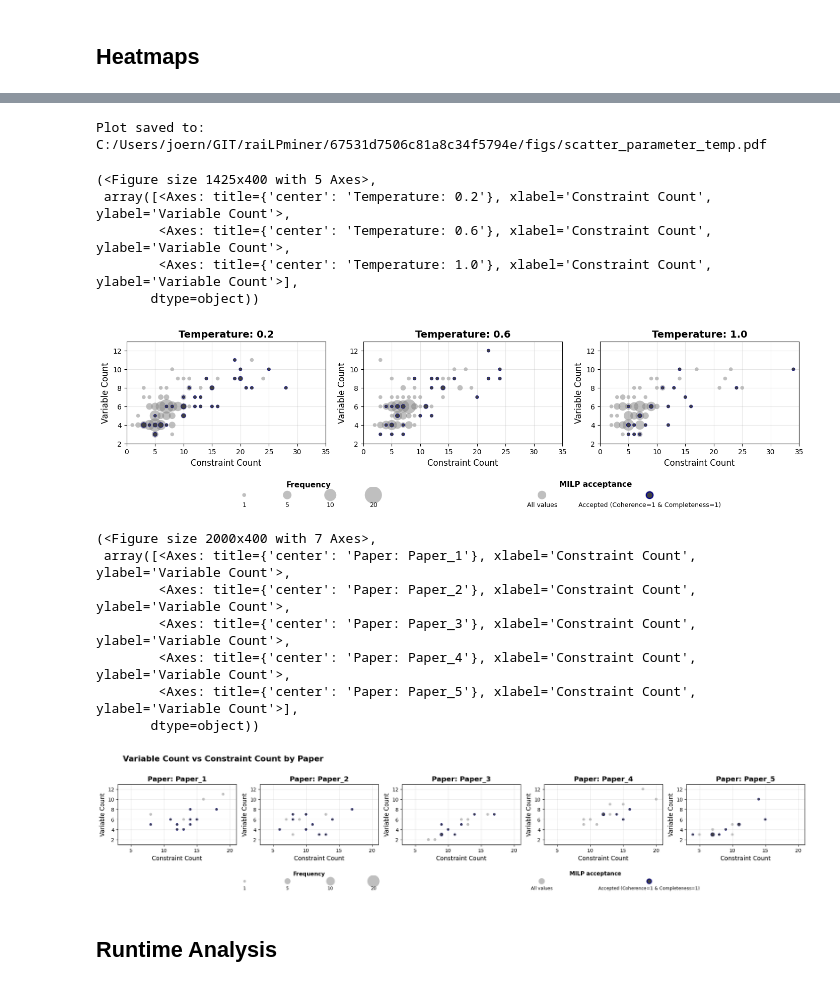
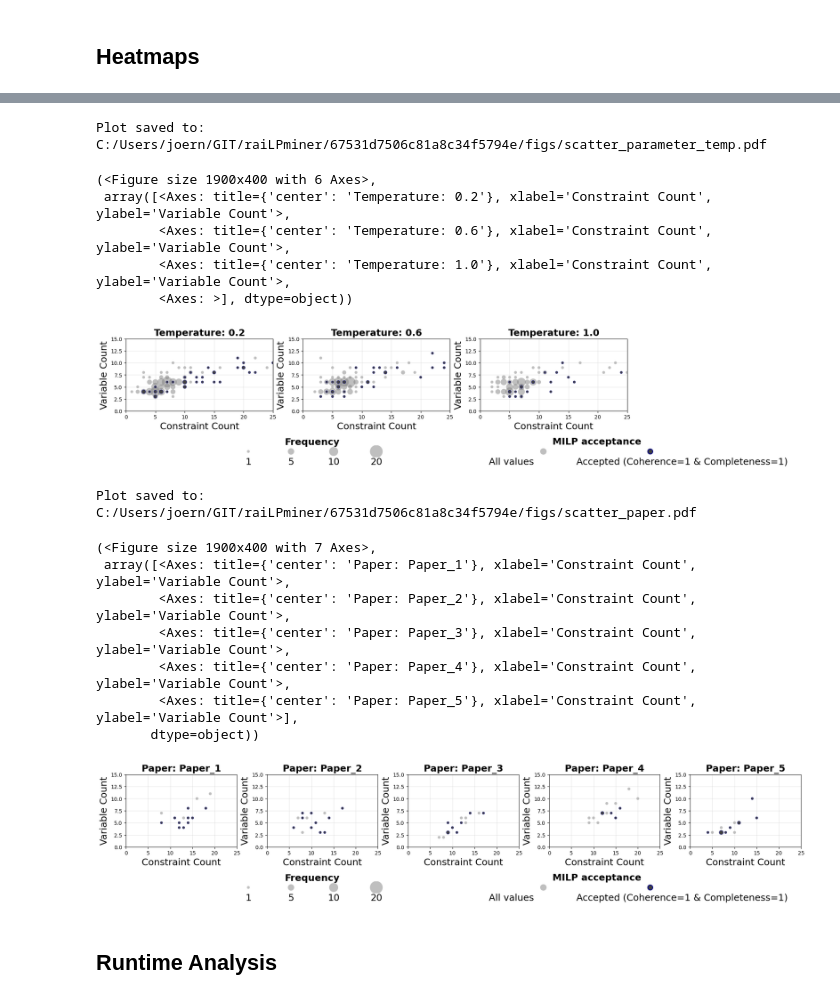
Before and after one commit to joernmht/raiLPminerExperimentation, a Jupyter notebook: raiLPminer_submitted.ipynb, the cells around one changed output, grey strips where cells are left out. Saved outputs shown, nothing was run; the diff lists cells and outputs as text; code cells hidden in the pictures.

```diff
--- a/raiLPminer_submitted.ipynb
+++ b/raiLPminer_submitted.ipynb
@@ -74,3 +74,6 @@ Whatever
 I do not know
 I am a large language model trained by OpenAI.
 '''
+
+csv_latest="experiment_results_metrics_corrected_selected.csv"
+df = pd.read_csv(csv_latest)
@@ -3754,3 +3956,10 @@ Notes:
 [1] Standard Errors assume that the covariance matrix of the errors is correctly specified.
 # %% [markdown]
 ### Parameter Variation
+# %%
+df = pd.read_csv("experiment_results_metrics_corrected_selected.csv")
+
+mask = (df["model"] == "openai_o4_mini") & (df["temperature"] != 1)
+df.loc[mask, "temperature"] = 1.001
+
+df.to_csv("experiment_results_metrics_corrected_selected_fixed.csv", index=False)
@@ -4107,6 +4279,7 @@ def create_advanced_scatter_analysis(df, category_col='model', x_col='constraint
 # %%
+df = pd.read_csv(csv_latest)
 fig_path_dir: str = r"C:/Users/joern/GIT/raiLPminer/67531d7506c81a8c34f5794e/figs/"
-create_advanced_scatter_analysis(df[df["paper"] == "Paper_1"], category_col='model',bottom_margin=0.2, figsize=(19, 4), save_path=fig_path_dir+"scatter_parameter_model.pdf")
+create_advanced_scatter_analysis(df[df["paper"] == "Paper_1"], category_col='model',bottom_margin=0.2, figsize=(19, 4), save_path=fig_path_dir+"scatter_parameter_model.pdf", category_order=["openai_o4_mini", "deepseek_v3", "gemini_flash", "gemini_pro"])
 # %% [output]
 Plot saved to: C:/Users/joern/GIT/raiLPminer/67531d7506c81a8c34f5794e/figs/scatter_parameter_model.pdf
 (<Figure size 1900x400 with 4 Axes>,
@@ -4130,13 +4303,13 @@ Plot saved to: C:/Users/joern/GIT/raiLPminer/67531d7506c81a8c34f5794e/figs/scatt
 # %%
-create_advanced_scatter_analysis(df[(df["paper"] == "Paper_1") & ~(df['model'].str.contains('openai_o4_mini', na=False))& ~(df['model'].str.contains('pro', na=False))], category_col='temperature',bottom_margin=0.2, figsize=(19/4*3, 4), save_path=fig_path_dir+"scatter_parameter_temp.pdf", legend=True)
+create_advanced_scatter_analysis(df[(df["paper"] == "Paper_1") & ~(df['model'].str.contains('openai_o4_mini', na=False))& ~(df['model'].str.contains('pro', na=False))], category_col='temperature',bottom_margin=0.2, figsize=(19, 4), save_path=fig_path_dir+"scatter_parameter_temp.pdf", legend=True)
 # %% [output]
 Plot saved to: C:/Users/joern/GIT/raiLPminer/67531d7506c81a8c34f5794e/figs/scatter_parameter_temp.pdf
-(<Figure size 1425x400 with 5 Axes>,
+(<Figure size 1900x400 with 6 Axes>,
  array([<Axes: title={'center': 'Temperature: 0.2'}, xlabel='Constraint Count', ylabel='Variable Count'>,
         <Axes: title={'center': 'Temperature: 0.6'}, xlabel='Constraint Count', ylabel='Variable Count'>,
-        <Axes: title={'center': 'Temperature: 1.0'}, xlabel='Constraint Count', ylabel='Variable Count'>],
-       dtype=object))
+        <Axes: title={'center': 'Temperature: 1.0'}, xlabel='Constraint Count', ylabel='Variable Count'>,
+        <Axes: >], dtype=object))
-[figure, old version]
+[figure, new version]
 # %%
 
 '''
@@ -4149,16 +4322,17 @@ create_advanced_scatter_analysis(
 
 #create_advanced_scatter_analysis(df[df["paper"] == "Paper_1"], category_col='temperature',bottom_margin=0.2, figsize=(15, 4))
 create_advanced_scatter_analysis(df[(df['temperature'] == 1.0) & (df['workflow'].str.contains('ZS', na=False)) & (df['model'].str.contains('openai_o4_mini', na=False))]
-, category_col='paper',bottom_margin=0.2, figsize=(20, 4))
+, category_col='paper',bottom_margin=0.2, figsize=(19, 4), save_path=fig_path_dir+"scatter_paper.pdf", legend=True, cols=5)
 # %% [output]
-(<Figure size 2000x400 with 7 Axes>,
- array([<Axes: title={'center': 'Paper: Paper_1'}, xlabel='Constraint Count', ylabel='Variable Count'>,
-        <Axes: title={'center': 'Paper: Paper_2'}, xlabel='Constraint Count', ylabel='Variable Count'>,
-        <Axes: title={'center': 'Paper: Paper_3'}, xlabel='Constraint Count', ylabel='Variable Count'>,
-        <Axes: title={'center': 'Paper: Paper_4'}, xlabel='Constraint Count', ylabel='Variable Count'>,
-        <Axes: title={'center': 'Paper: Paper_5'}, xlabel='Constraint Count', ylabel='Variable Count'>],
-       dtype=object))
+Plot saved to: C:/Users/joern/GIT/raiLPminer/67531d7506c81a8c34f5794e/figs/scatter_paper.pdf
+(<Figure size 1900x400 with 7 Axes>,
+ array([<Axes: title={'center': 'Paper: Paper_1'}, xlabel='Constraint Count', ylabel='Variable Count'>,
+        <Axes: title={'center': 'Paper: Paper_2'}, xlabel='Constraint Count', ylabel='Variable Count'>,
+        <Axes: title={'center': 'Paper: Paper_3'}, xlabel='Constraint Count', ylabel='Variable Count'>,
+        <Axes: title={'center': 'Paper: Paper_4'}, xlabel='Constraint Count', ylabel='Variable Count'>,
+        <Axes: title={'center': 'Paper: Paper_5'}, xlabel='Constraint Count', ylabel='Variable Count'>],
+       dtype=object))
-[figure, old version]
+[figure, new version]
 # %% [markdown]
 ## Runtime Analysis
 # %%
```
Also changed, not shown: parts of 45 cells of this notebook, 31 other files.
